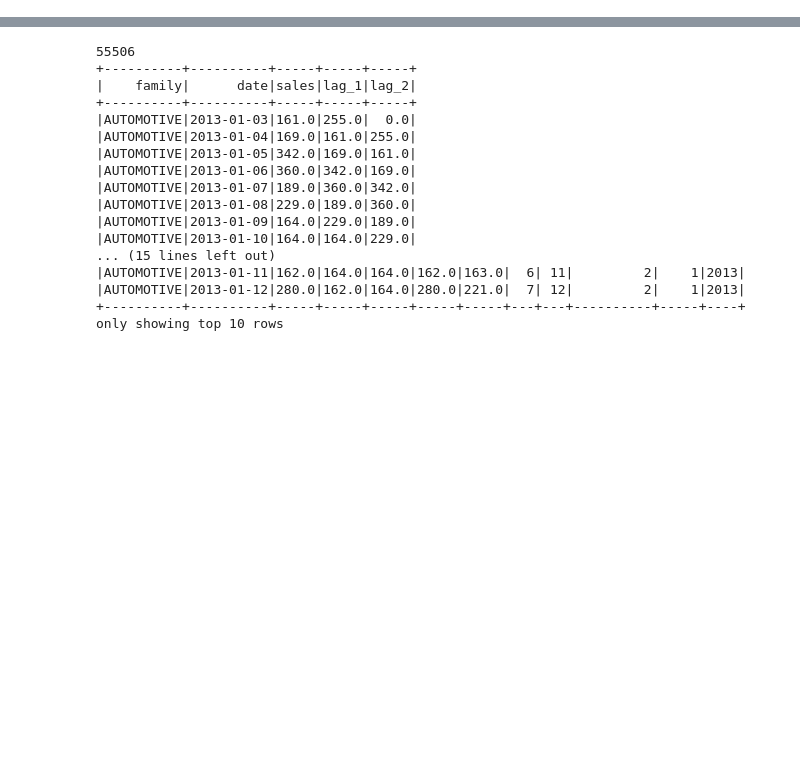
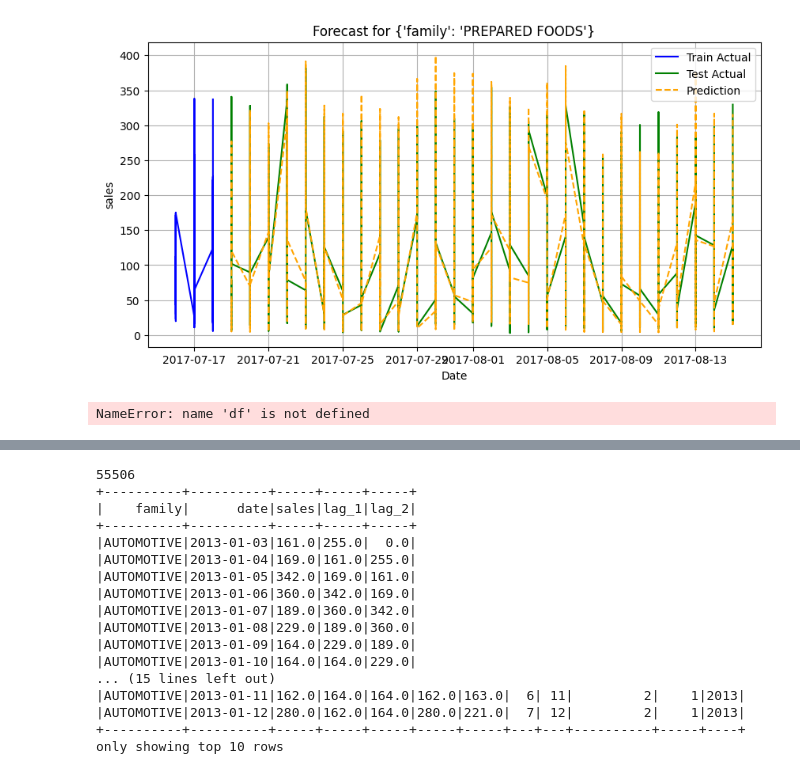
Before and after one commit to daniel-more/databricks_pipeline, a Jupyter notebook: scrapbook/modular_training.ipynb, the cells around one changed output, grey strips where cells are left out. Drawn from its saved outputs; the diff is of its cells as text; code cells hidden in the pictures; blank space fills up the shorter version.

```diff
--- a/scrapbook/modular_training.ipynb
+++ b/scrapbook/modular_training.ipynb
@@ -34 +243,16 @@ only showing top 2 rows
+# %%
+plot_train_test_forecast(train, test, pred,
+                         date_col=cfg["data"]["date_col"],
+                         target_col="sales",
+                         pred_col="prediction",
+                         group_cols=cfg["data"]["group_cols"],
+                         series_id={"family": selected_family}, last_n_train=120)
+
+i += 1
+# %% [output]
+[figure, added]
+# %%
+run_forecast(df, cfg=cfg)
+# %% [output]
+NameError: name 'df' is not defined
 # %%
```
Also changed, not shown: parts of 13 cells of this notebook, 2 other files.
